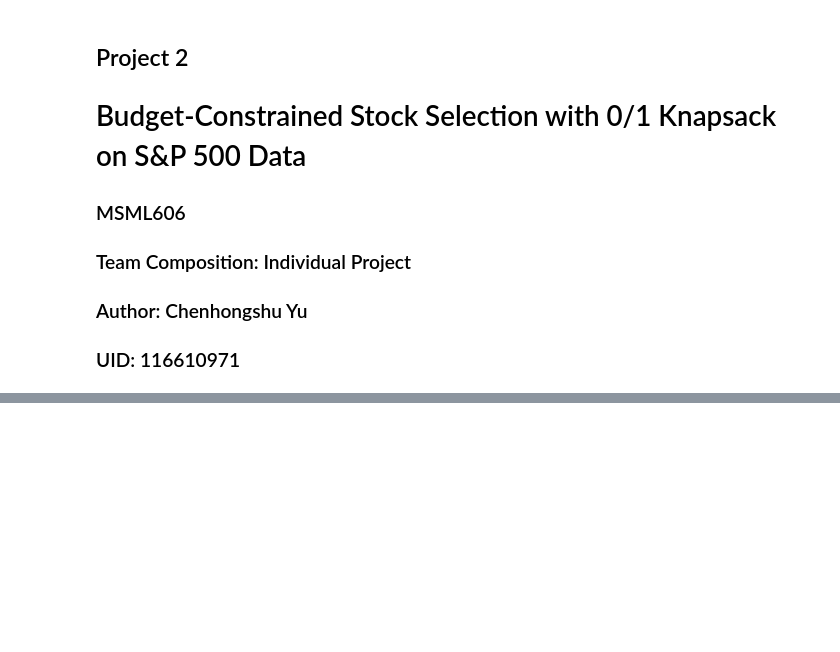
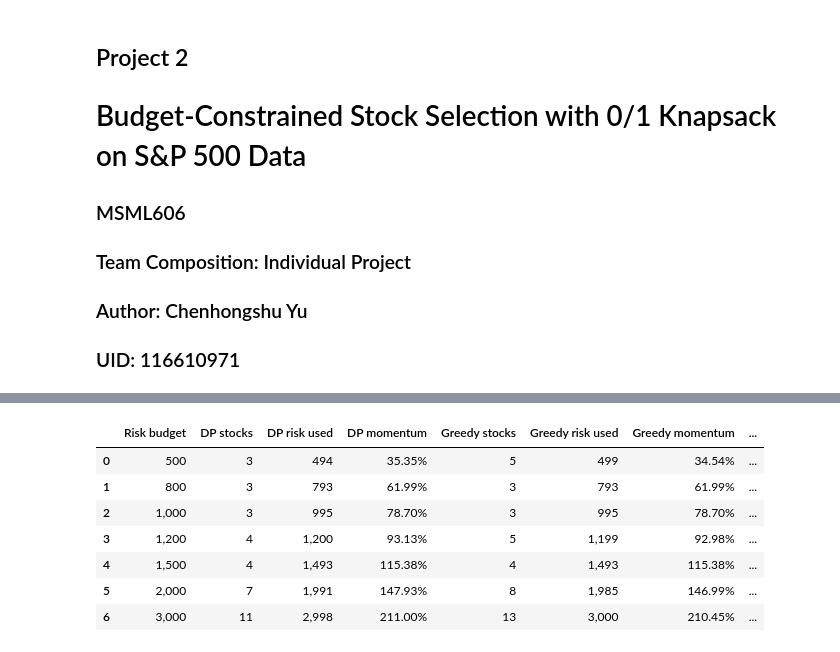
Before and after one commit to Ghostbrush/MSML606_Spring2026, a Jupyter notebook: Project2/project2.ipynb, the cells around one changed output, grey strips where cells are left out. Saved outputs shown, nothing was run; the diff lists cells and outputs as text; code cells hidden in the pictures; blank space fills up the shorter version.

```diff
--- a/Project2/project2.ipynb
+++ b/Project2/project2.ipynb
@@ -173,0 +268,30 @@ If the stock-selection project becomes too difficult to implement within the pro
+# %%
+capacities = [500, 800, 1_000, 1_200, 1_500, 2_000, 3_000]
+capacity_results = compare_across_capacities(candidates, capacities)
+
+capacity_table = pd.DataFrame(
+    [
+        {
+            "Risk budget": f"{row['Risk budget']:,}",
+            "DP stocks": row["DP stocks"],
+            "DP risk used": f"{row['DP risk used']:,}",
+            "DP momentum": f"{row['DP momentum']:.2%}",
+            "Greedy stocks": row["Greedy stocks"],
+            "Greedy risk used": f"{row['Greedy risk used']:,}",
+            "Greedy momentum": f"{row['Greedy momentum']:.2%}",
+            "DP advantage": f"{row['DP momentum advantage']:.2%}",
+        }
+        for row in capacity_results
+    ]
+)
+
+display(capacity_table)
+# %% [output]
+|  | Risk budget | DP stocks | DP risk used | DP momentum | Greedy stocks | Greedy risk used | Greedy momentum | ... |
+| 0 | 500 | 3 | 494 | 35.35% | 5 | 499 | 34.54% | ... |
+| 1 | 800 | 3 | 793 | 61.99% | 3 | 793 | 61.99% | ... |
+| 2 | 1,000 | 3 | 995 | 78.70% | 3 | 995 | 78.70% | ... |
+| 3 | 1,200 | 4 | 1,200 | 93.13% | 5 | 1,199 | 92.98% | ... |
+| 4 | 1,500 | 4 | 1,493 | 115.38% | 4 | 1,493 | 115.38% | ... |
+| 5 | 2,000 | 7 | 1,991 | 147.93% | 8 | 1,985 | 146.99% | ... |
+| 6 | 3,000 | 11 | 2,998 | 211.00% | 13 | 3,000 | 210.45% | ... |
```
Also changed, not shown: parts of 28 cells of this notebook.
